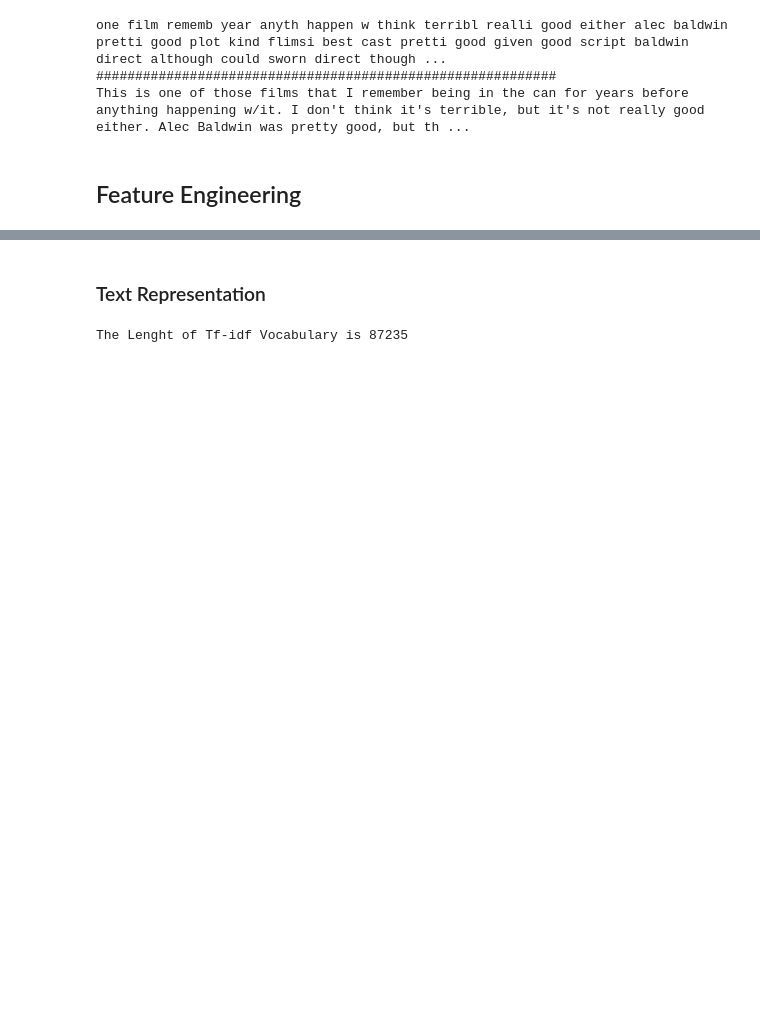
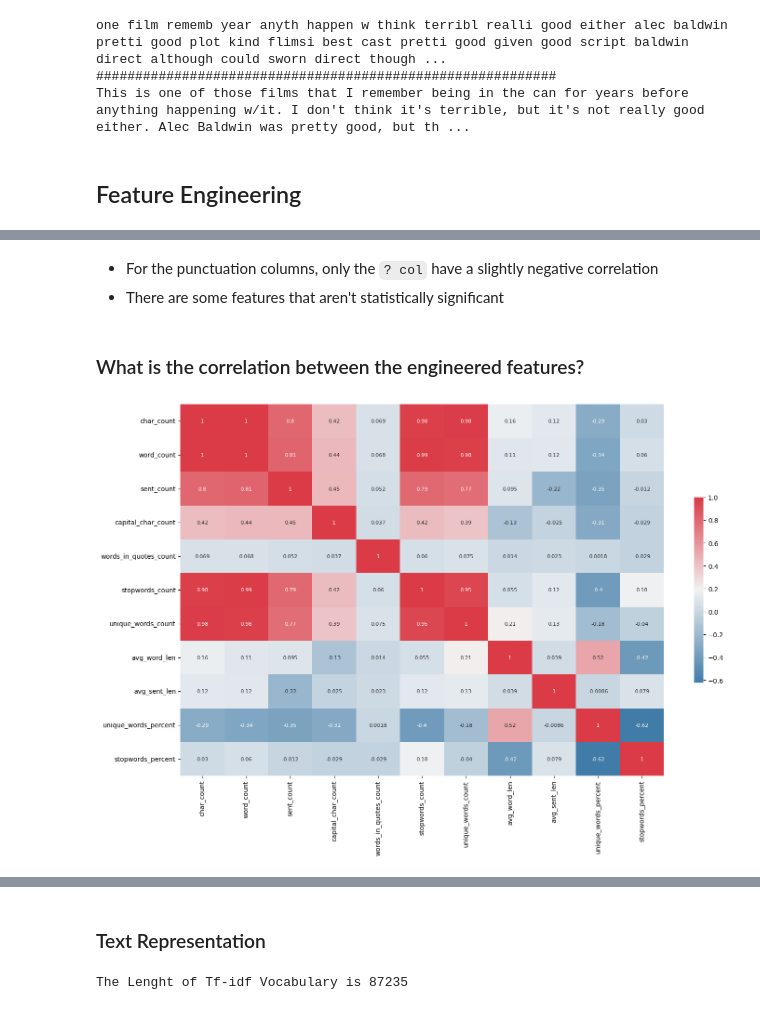
Before and after one commit to AlyAEE/IMDB-Reviews-Sentiment-Analysis-Project, a Jupyter notebook: NoteBooks/IMDB Reviews Sentiment Analysis.ipynb, the cells around one changed output, grey strips where cells are left out. Saved outputs shown, nothing was run; the diff lists cells and outputs as text; code cells hidden in the pictures; blank space fills up the shorter version.

```diff
--- a/NoteBooks/IMDB Reviews Sentiment Analysis.ipynb
+++ b/NoteBooks/IMDB Reviews Sentiment Analysis.ipynb
@@ -78,6 +82,30 @@ from mlflow.tracking import MlflowClient
 # pd.options.display.max_columns = 10000
 # %% [markdown]
 ## Functions
+# %%
+# Create a Folder named Images to save figures in.
+IMAGES_PATH = Path.cwd().parent / "Images"
+IMAGES_PATH.mkdir(parents=True, exist_ok=True)
+
+def save_fig(fig_id, tight_layout=True, fig_extension="png", resolution=300):
+    """
+    This functions will save the current figure shown below.
+
+    Args:
+        fig_id: String Containing the name of the figure.
+        tight_layout: Boolean to decide whether you want a tight layout or not.
+        fig_extension: String to decide the type of the figure.
+        resoultion: Int to decide the resolution of the figure.
+
+    Returns:
+        None
+    """
+    path = IMAGES_PATH / f"{fig_id}.{fig_extension}"
+
+    if tight_layout:
+        plt.tight_layout()
+
+    plt.savefig(path, format=fig_extension, dpi=resolution)
 # %%
 # Function to log Data, Model, Metrics and Track models.
 def log_data(x_train,y_train,x_test,y_test):
@@ -323,0 +495,21 @@ featured_df = pd.read_pickle(ENGINEERED_PATH)
+# %% [markdown]
+- For the punctuation columns, only the `? col` have a slightly negative correlation
+- There are some features that aren't statistically significant
+# %% [markdown]
+### What is the correlation between the engineered features?
+# %%
+corr = featured_df['featured_cols'].corr(numeric_only= True)
+# plot the heatmap
+
+# Set up the matplotlib figure
+f, ax = plt.subplots(figsize=(15, 10))
+
+sns.heatmap(corr,
+            cmap=sns.diverging_palette(240, 10, as_cmap=True),
+            cbar_kws={"shrink": .5}, annot=True,annot_kws={"fontsize":8}
+            )
+# Save the figure
+save_fig('1-new_features_correlation')
+plt.show()
+# %% [output]
+[figure, added]
```
Also changed, not shown: parts of 55 cells of this notebook, 18 other files.
